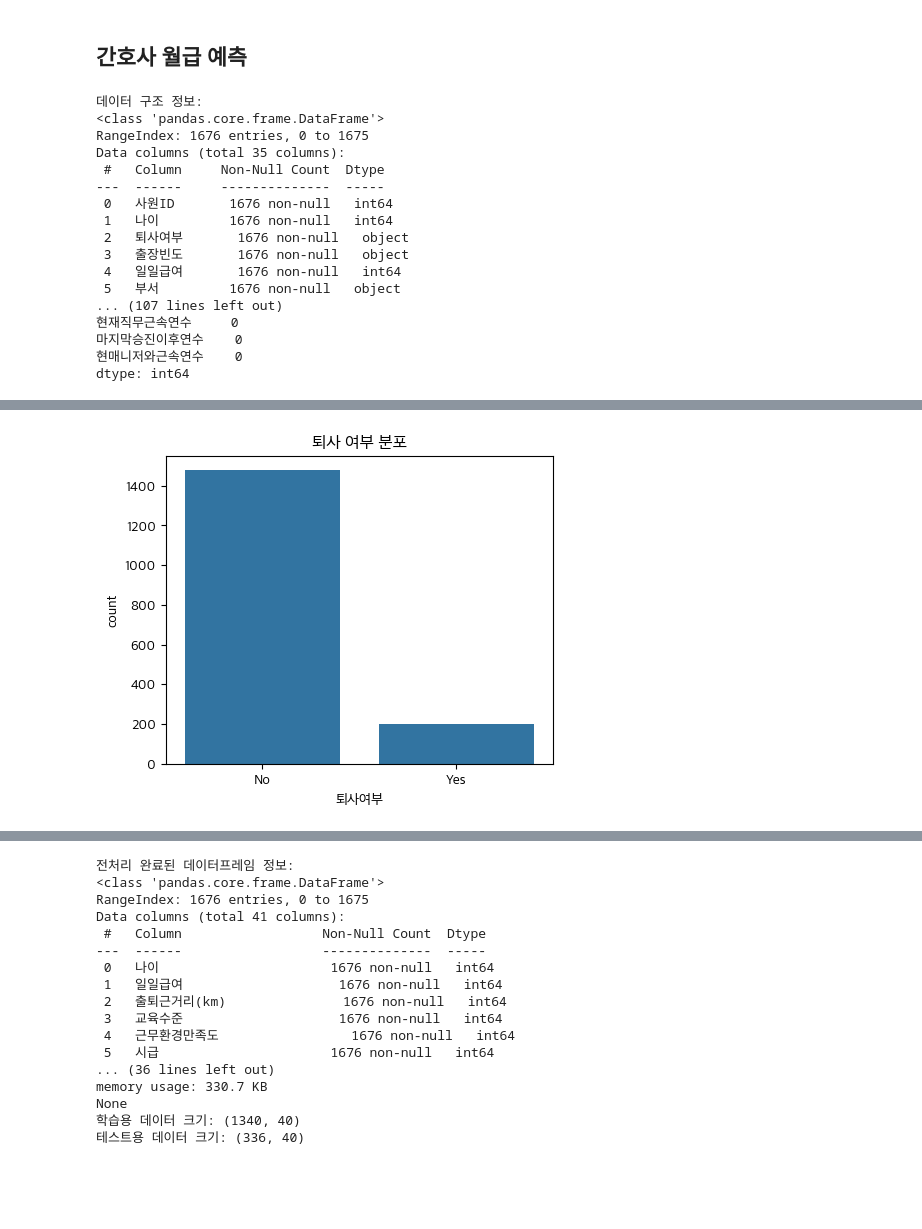
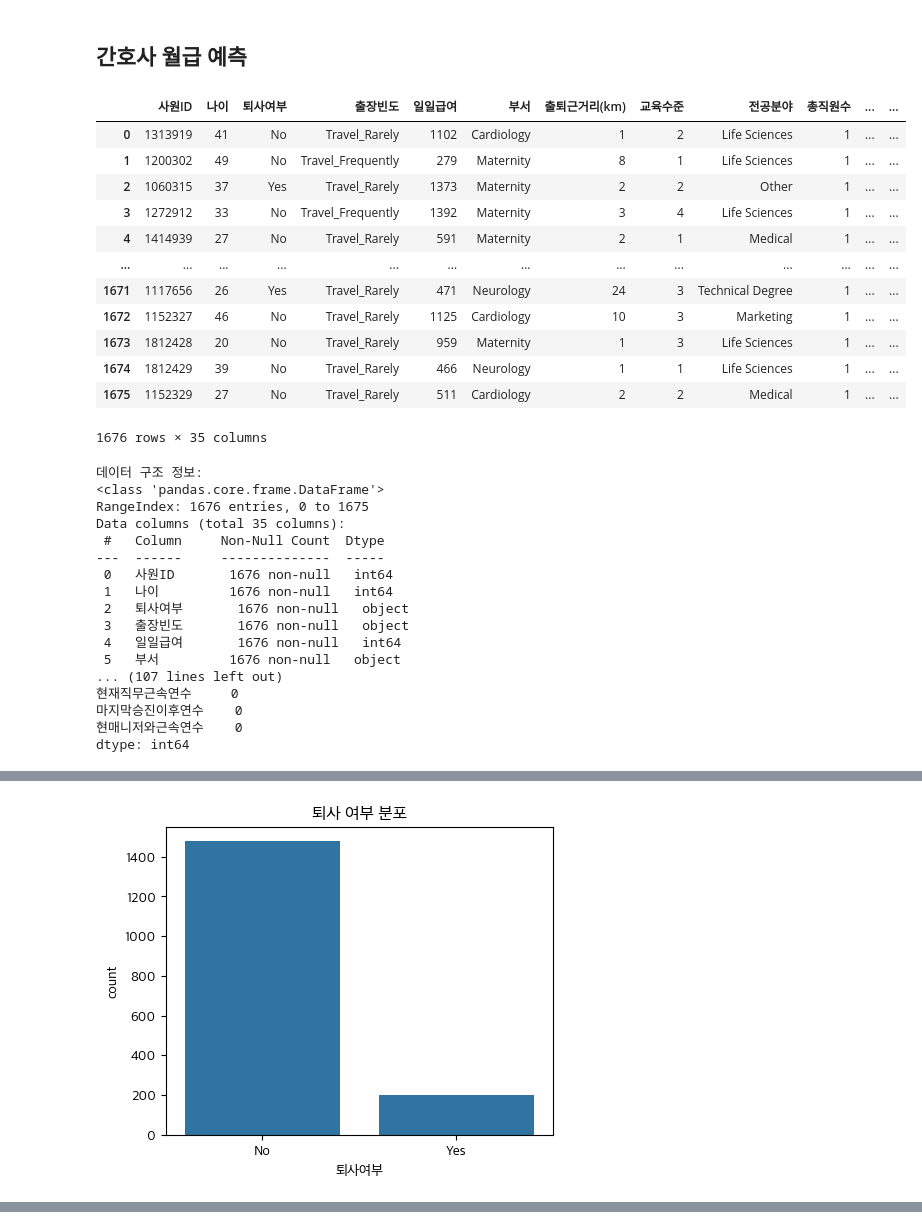
Before and after one commit to encore-SKN11/EDA-1Team, a Jupyter notebook: 2ST/준호/2ST_project.ipynb, the cells around one changed output, grey strips where cells are left out. Saved outputs shown, nothing was run; the diff lists cells and outputs as text; code cells hidden in the pictures; blank space fills up the shorter version.

```diff
--- a/2ST/준호/2ST_project.ipynb
+++ b/2ST/준호/2ST_project.ipynb
@@ -66,6 +66,7 @@ df = df.rename(columns={
     'YearsWithCurrManager': '현매니저와근속연수'
 })
 
+display(df)
 
 # 2. 데이터 구조 및 기초 통계 확인
 print("데이터 구조 정보:")
@@ -105,69 +106,65 @@ plt.xlabel("Monthly Income")
 plt.show()
 
 # 상관관계 히트맵
 plt.figure(figsize=(12, 10))
 corr = df.corr(numeric_only=True)
 sns.heatmap(corr, annot=True, cmap="coolwarm", fmt=".2f")
 plt.title("수치형 변수 간 상관관계")
 plt.show()
 
 # 5. 데이터 정제 및 전처리
-df = df.drop(columns=['사원ID', '성인여부', '주당표준근무시간', '총직원수'])
+df = df.drop(columns=['사원ID', '성인여부', '일일급여', '출퇴근거리(km)', '근무환경만족도', '시급', '직무몰입도', '직무만족도', '월별급여율', '급여인상률(%)', '관계만족도','주당표준근무시간', '연간교육횟수', '워라밸지수','총직원수'])
 
 # 범주형 변수 원핫 인코딩
 df_encoded = pd.get_dummies(df, drop_first=True)
 
 print("전처리 완료된 데이터프레임 정보:")
 print(df_encoded.info())
 
 
 
 # 7. 데이터 분할
 from sklearn.model_selection import train_test_split
 
 X = df_encoded.drop(columns=['월급'])
 y = df_encoded['월급']
 
 X_train, X_test, y_train, y_test = train_test_split(X, y, test_size=0.2, random_state=42)
 
 print("학습용 데이터 크기:", X_train.shape)
 print("테스트용 데이터 크기:", X_test.shape)
 # %% [output]
+|  | 사원ID | 나이 | 퇴사여부 | 출장빈도 | 일일급여 | 부서 | 출퇴근거리(km) | 교육수준 | 전공분야 | 총직원수 | ... | ... |
+| 0 | 1313919 | 41 | No | Travel_Rarely | 1102 | Cardiology | 1 | 2 | Life Sciences | 1 | ... | ... |
+| 1 | 1200302 | 49 | No | Travel_Frequently | 279 | Maternity | 8 | 1 | Life Sciences | 1 | ... | ... |
+| 2 | 1060315 | 37 | Yes | Travel_Rarely | 1373 | Maternity | 2 | 2 | Other | 1 | ... | ... |
+| 3 | 1272912 | 33 | No | Travel_Frequently | 1392 | Maternity | 3 | 4 | Life Sciences | 1 | ... | ... |
+| 4 | 1414939 | 27 | No | Travel_Rarely | 591 | Maternity | 2 | 1 | Medical | 1 | ... | ... |
+| ... | ... | ... | ... | ... | ... | ... | ... | ... | ... | ... | ... | ... |
+| 1671 | 1117656 | 26 | Yes | Travel_Rarely | 471 | Neurology | 24 | 3 | Technical Degree | 1 | ... | ... |
+| 1672 | 1152327 | 46 | No | Travel_Rarely | 1125 | Cardiology | 10 | 3 | Marketing | 1 | ... | ... |
+| 1673 | 1812428 | 20 | No | Travel_Rarely | 959 | Maternity | 1 | 3 | Life Sciences | 1 | ... | ... |
+| 1674 | 1812429 | 39 | No | Travel_Rarely | 466 | Neurology | 1 | 1 | Life Sciences | 1 | ... | ... |
+| 1675 | 1152329 | 27 | No | Travel_Rarely | 511 | Cardiology | 2 | 2 | Medical | 1 | ... | ... |
-데이터 구조 정보:
-<class 'pandas.core.frame.DataFrame'>
-RangeIndex: 1676 entries, 0 to 1675
-Data columns (total 35 columns):
- #   Column     Non-Null Count  Dtype
----  ------     --------------  -----
- 0   사원ID       1676 non-null   int64
- 1   나이         1676 non-null   int64
- 2   퇴사여부       1676 non-null   object
- 3   출장빈도       1676 non-null   object
- 4   일일급여       1676 non-null   int64
- 5   부서         1676 non-null   object
-... (107 lines left out)
-현재직무근속연수     0
-마지막승진이후연수    0
-현매니저와근속연수    0
-dtype: int64
+1676 rows × 35 columns
+데이터 구조 정보:
+<class 'pandas.core.frame.DataFrame'>
+RangeIndex: 1676 entries, 0 to 1675
+Data columns (total 35 columns):
+ #   Column     Non-Null Count  Dtype
+---  ------     --------------  -----
+ 0   사원ID       1676 non-null   int64
+ 1   나이         1676 non-null   int64
+ 2   퇴사여부       1676 non-null   object
+ 3   출장빈도       1676 non-null   object
+ 4   일일급여       1676 non-null   int64
+ 5   부서         1676 non-null   object
+... (107 lines left out)
+현재직무근속연수     0
+마지막승진이후연수    0
+현매니저와근속연수    0
+dtype: int64
 [figure]
 [figure]
 [figure]
 [figure]
-전처리 완료된 데이터프레임 정보:
-<class 'pandas.core.frame.DataFrame'>
-RangeIndex: 1676 entries, 0 to 1675
-Data columns (total 41 columns):
- #   Column                  Non-Null Count  Dtype
----  ------                  --------------  -----
- 0   나이                      1676 non-null   int64
- 1   일일급여                    1676 non-null   int64
- 2   출퇴근거리(km)               1676 non-null   int64
- 3   교육수준                    1676 non-null   int64
- 4   근무환경만족도                 1676 non-null   int64
- 5   시급                      1676 non-null   int64
-... (36 lines left out)
-memory usage: 330.7 KB
-None
-학습용 데이터 크기: (1340, 40)
-테스트용 데이터 크기: (336, 40)
```
Also changed, not shown: parts of 2 cells of this notebook.
